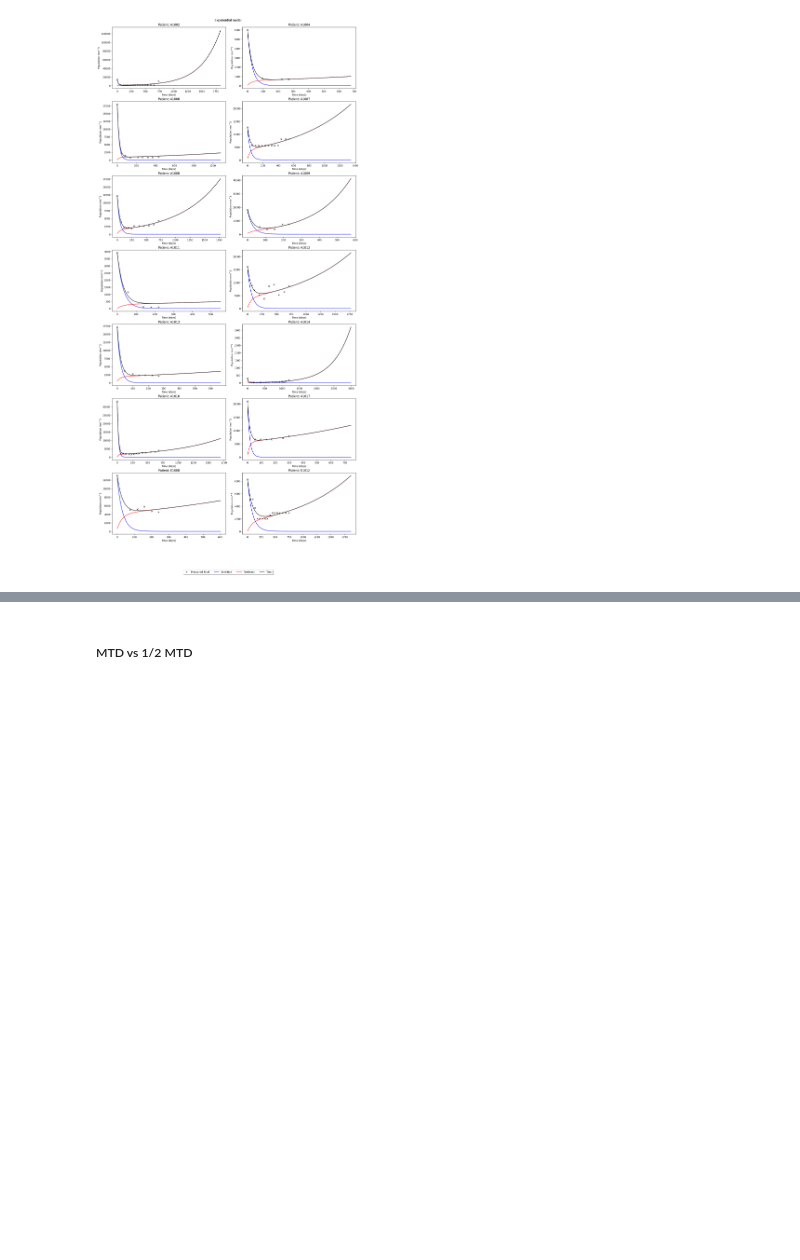
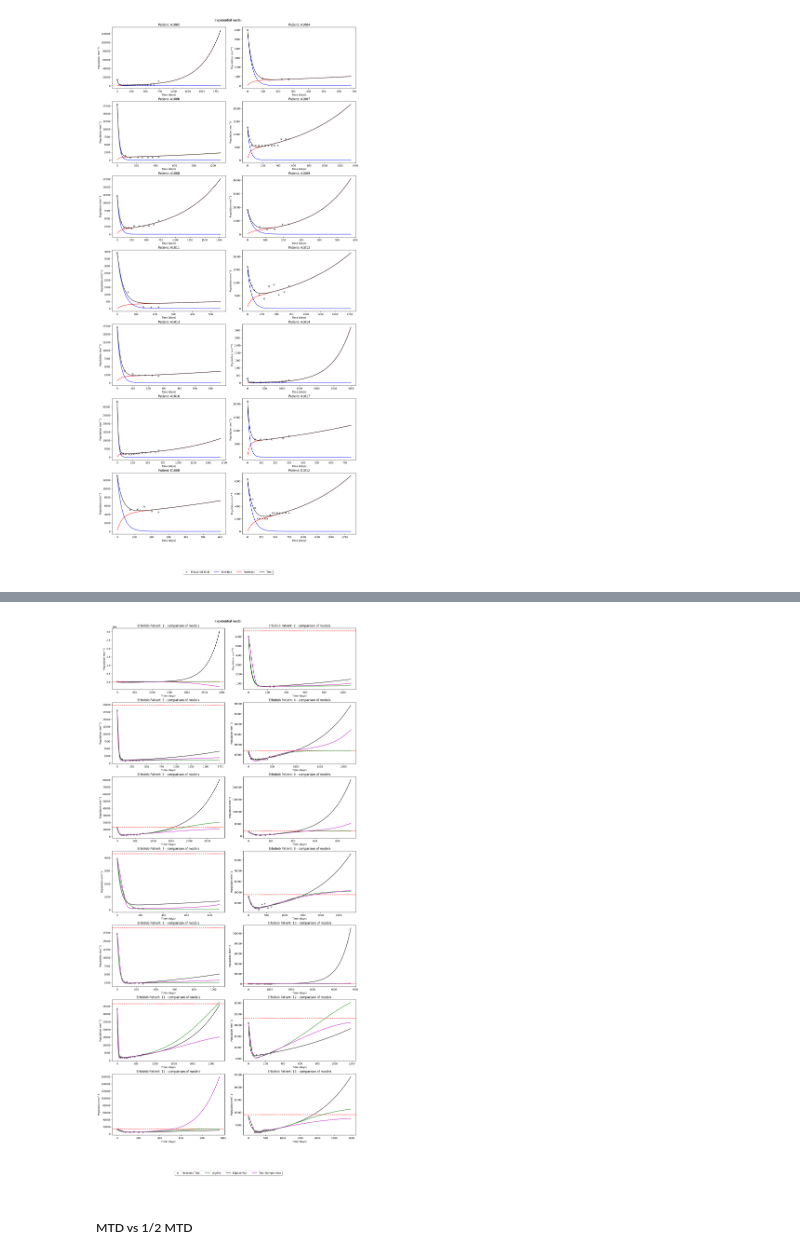
Before and after one commit to hkailas/Erlotinib, a Jupyter notebook: Erlotinib_exponential.ipynb, the cells around one changed output, grey strips where cells are left out. Drawn from its saved outputs; the diff is of its cells as text; code cells hidden in the pictures; blank space fills up the shorter version.

```diff
--- a/Erlotinib_exponential.ipynb
+++ b/Erlotinib_exponential.ipynb
@@ -280,3 +313,82 @@ plt.show()
+# %%
+# multiple plots exp, log and gompertz
+import pickle
+
+with open('master_dictionary_log.pkl', 'rb') as f:
+    master_dictionary_log = pickle.load(f)
+
+with open('master_dictionary_gomp.pkl', 'rb') as f:
+    master_dictionary_gomp = pickle.load(f)
+
+n = len(unique_IDs)
+ncols = 2
+nrows = np.ceil(n / ncols).astype(int)
+fig, axs = plt.subplots(nrows, ncols, figsize=(15, 30), constrained_layout=True)
+
+sim_time_factor = 4
+
+# fitting data
+for index, id in enumerate(unique_IDs, start=0):
+    #print("Patient:", id, " Optimal parameters: ", master_dictionary[id])
+    days = df.days[df.ID == id].tolist()
+    data = df.Sum_tumor_volume[df.ID == id].tolist()
+    tspan = np.linspace(0, sim_time_factor*days[-1], 300)
+
+    optimal_params = master_dictionary[id]
+    init_populations = [optimal_params[3], data[0]-optimal_params[3]]
+
+    pred_data = solve_ivp(system_ode_rk45, [0,sim_time_factor*days[-1]],
+                            init_populations, dense_output=True,
+                            args = tuple([optimal_params[:3]]))
+    sum_pops = np.sum(pred_data.sol(tspan), axis=0)
+
+# fitting for logistic
+
+    optimal_params_log = master_dictionary_log[id]
+    init_populations_log = [optimal_params_log[3],data[0]-optimal_params_log[3]]
+    pred_data_log = solve_ivp(system_ode_logistic, [0,sim_time_factor*days[-1]],
+                            init_populations_log, dense_output=True,
+                            args = tuple([optimal_params_log[:3]]))
+    sum_pops_log = np.sum(pred_data_log.sol(tspan), axis=0)
+
+# fitting for gompertz
+    optimal_params_gom = master_dictionary_gomp[id]
+    init_populations_gom = optimal_params_gom[3:-1]
+
+    pred_data_gom = solve_ivp(system_ode_gompertizian, [0,days[-1]],
+                            init_populations_gom, dense_output=True,
+                            args = tuple([optimal_params_gom[:3]]))
+    sum_pops_gom = np.sum(pred_data_gom.sol(tspan), axis=0)
+
+#plotting
+    ax = axs.flatten()[(index)%len(unique_IDs)]
+
+    ax.plot(days, data, 'kx', label='Measured Total') # plot data points
+    #ax.plot(tspan, pred_data.sol(tspan)[0], 'b-', label='Sensitive')
+    #ax.plot(tspan, pred_data.sol(tspan)[1], 'r-', label='Resistant')
+    ax.plot(tspan, sum_pops, 'k-', label='Total')
+    ax.axhline(y=1.1*data[0], color='r', linestyle='--') ### line to show progression
+    ax.plot(tspan, sum_pops_log, 'g-', label='Logistic')
+    ax.plot(tspan, sum_pops_gom, 'm-', label='Gompertz')
+
+    ax.set_xlabel('Time (days)')
+    ax.set_ylabel('Population mm^3')
+    ax.set_title(f'Erlotinib Patient: {index+1} - comparison of models')
+
+for i in range(index+1, nrows*ncols):
+    axs.flatten()[i].axis('off') #hide empty subplots
+
+legend_elements = [Line2D([0], [0], marker='x', color='k', label='Measured Total', linestyle='None'),
+                  Line2D([0], [0], color='g', linestyle= '-' ,label='Logistic'),
+                   Line2D([0], [0], color='k', linestyle= '-' ,label='Exponential'),
+                   Line2D([0], [0], color='m', linestyle= '-' ,label='Total Gompertzian')]
+
+fig.legend(handles=legend_elements, loc='upper center', bbox_to_anchor=(0.5, -0.05),
+fancybox=True, shadow=True, ncol=7)
+fig.suptitle('Exponential model')
+plt.show()
+# %% [output]
+[figure, added]
 # %% [markdown]
 ##### MTD vs 1/2 MTD
 # %%
```
Also changed, not shown: parts of 5 cells of this notebook, 7 other files.
